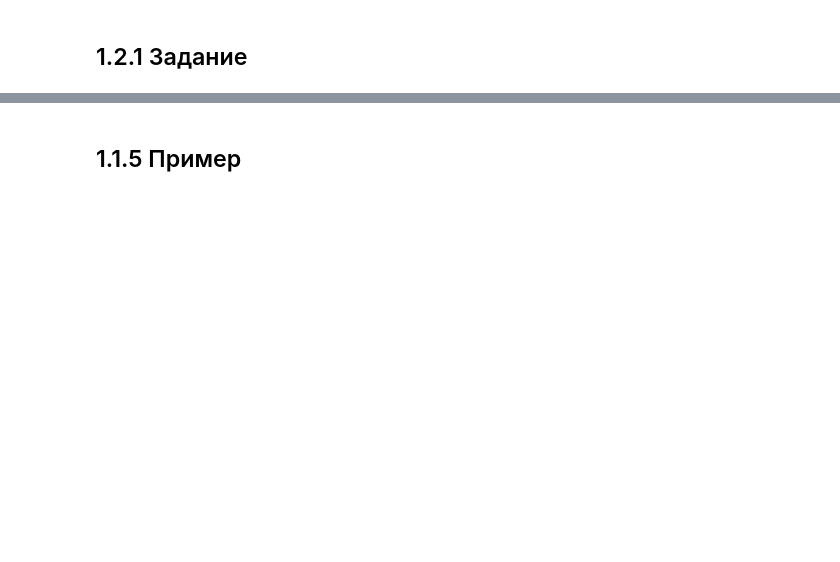
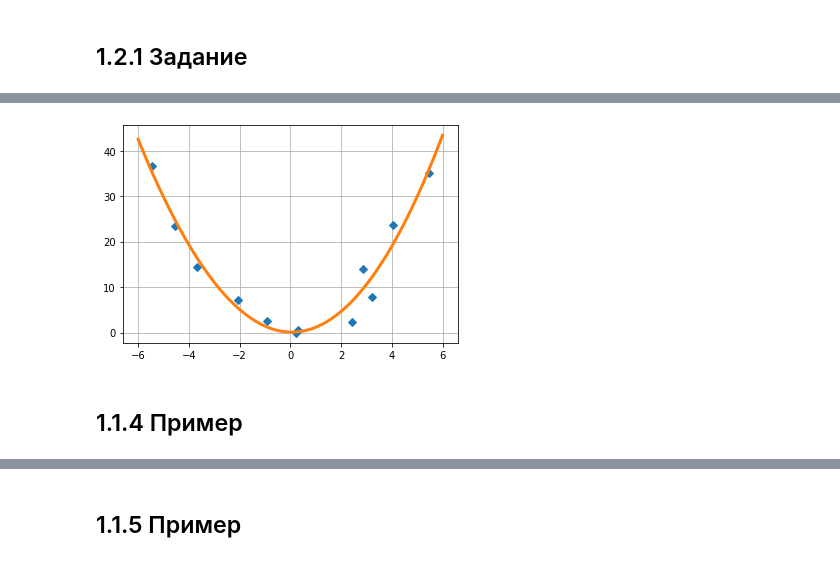
Before and after one commit to TimmmofeyD/WorkBook_AI, a Jupyter notebook: Lishchenko_Timofey_WorkBook4.ipynb, the cells around one changed output, grey strips where cells are left out. Saved outputs shown, nothing was run; the diff lists cells and outputs as text; code cells hidden in the pictures; blank space fills up the shorter version.

```diff
--- a/Lishchenko_Timofey_WorkBook4.ipynb
+++ b/Lishchenko_Timofey_WorkBook4.ipynb
@@ -137,3 +203,22 @@ plt.show()
+# %%
+# Нахождение коэффициентов функции вида y = ax**3 + bx**2 + cx + d методом наименьших квадратов
+# Задаем вектор m = [x**3, x**2, x, E]
+m = np.vstack((x**3, x**2, x, np.ones(12))).T
+# Находим коэффициенты при составляющих вектора m
+s = np.linalg.lstsq(m, y, rcond=None)[0]
+
+# На отрезке [-5, 5]
+x_prec = np.linspace(-6, 6, 101)
+# Рисуем точки
+plt.plot(x, y, 'D')
+# Рисуем кривую вида y = ax**3 + bx**2 + cx + d, подставляя из решения коэффициенты s[0], s[1], s[2], s[3]
+plt.plot(x_prec, s[0]*x_prec**3 + s[1]*x_prec**2 + s[2]*x_prec + s[3], '-', lw=3)
+plt.grid()
+plt.show()
+# %% [output]
+[figure, added]
+# %% [markdown]
+## 1.1.4 Пример
 # %%
 from scipy.optimize import curve_fit
 # %%
```
Also changed, not shown: parts of 21 cells of this notebook.
